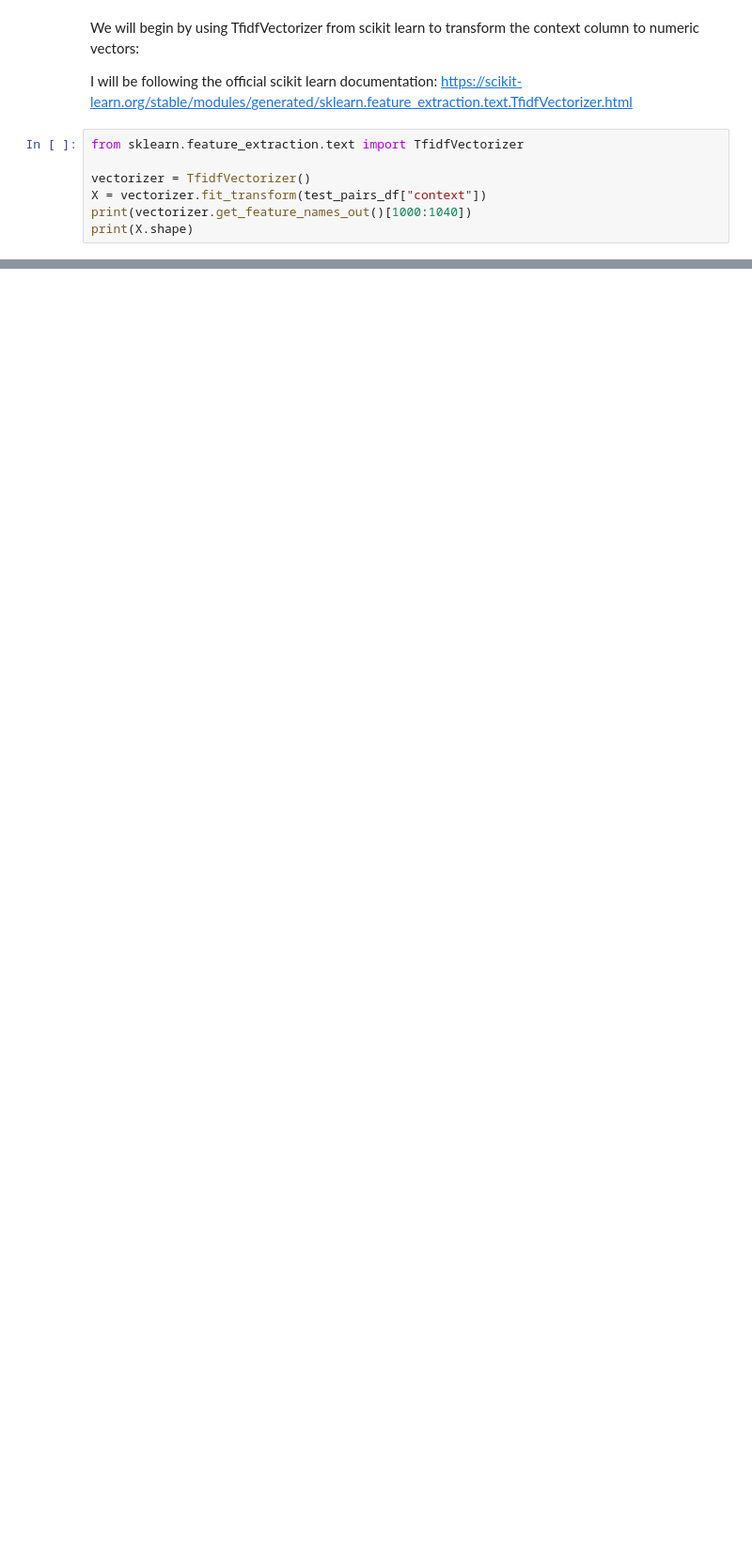
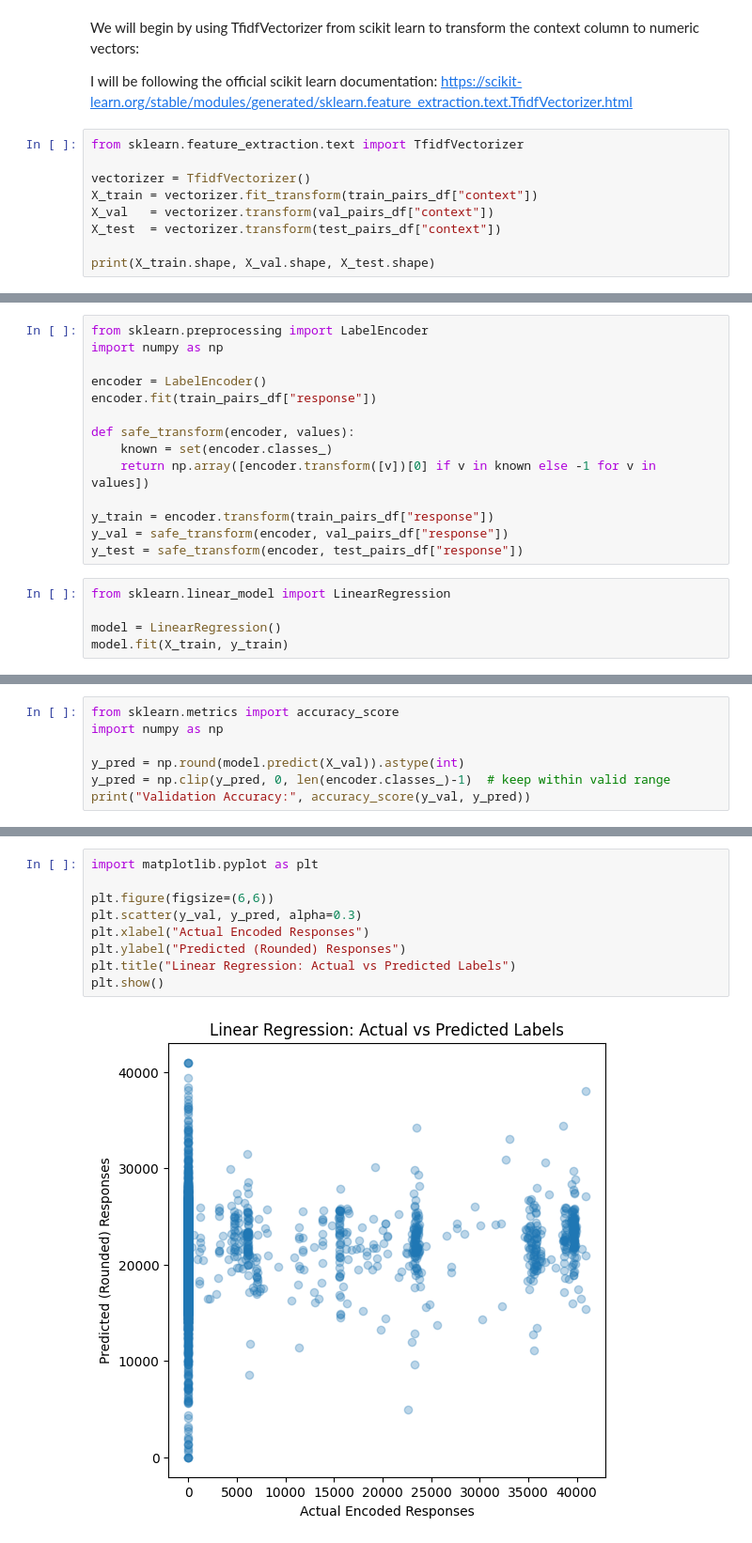
Before and after one commit to aliallam123/AI-Receptionist, a Jupyter notebook: Machine Learning Workflow/Model Development/model_development.ipynb, the cells around one changed output, grey strips where cells are left out. Shown: that part at 94% size. Cells and saved outputs as stored; diff of their text form; blank space fills up the shorter version.

```diff
--- a/Machine Learning Workflow/Model Development/model_development.ipynb
+++ b/Machine Learning Workflow/Model Development/model_development.ipynb
@@ -39,7 +39,9 @@ I will be following the official scikit learn documentation: https://scikit-lear
 from sklearn.feature_extraction.text import TfidfVectorizer
 
 vectorizer = TfidfVectorizer()
-X = vectorizer.fit_transform(test_pairs_df["context"])
-print(vectorizer.get_feature_names_out()[1000:1040])
-print(X.shape)
+X_train = vectorizer.fit_transform(train_pairs_df["context"])
+X_val   = vectorizer.transform(val_pairs_df["context"])
+X_test  = vectorizer.transform(test_pairs_df["context"])
+
+print(X_train.shape, X_val.shape, X_test.shape)
 # %% [output]
@@ -55,2 +51,21 @@ for .shape the first number is the number of rows and second number is number of
 
 5,776 context messages × 1,495 unique words → each context turned into a 1,495-dimensional numeric vector.
+# %%
+from sklearn.preprocessing import LabelEncoder
+import numpy as np
+
+encoder = LabelEncoder()
+encoder.fit(train_pairs_df["response"])
+
+def safe_transform(encoder, values):
+    known = set(encoder.classes_)
+    return np.array([encoder.transform([v])[0] if v in known else -1 for v in values])
+
+y_train = encoder.transform(train_pairs_df["response"])
+y_val = safe_transform(encoder, val_pairs_df["response"])
+y_test = safe_transform(encoder, test_pairs_df["response"])
+# %%
+from sklearn.linear_model import LinearRegression
+
+model = LinearRegression()
+model.fit(X_train, y_train)
@@ -56,0 +74,7 @@ for .shape the first number is the number of rows and second number is number of
+# %%
+from sklearn.metrics import accuracy_score
+import numpy as np
+
+y_pred = np.round(model.predict(X_val)).astype(int)
+y_pred = np.clip(y_pred, 0, len(encoder.classes_)-1)  # keep within valid range
+print("Validation Accuracy:", accuracy_score(y_val, y_pred))
@@ -56,0 +145,11 @@ for .shape the first number is the number of rows and second number is number of
+# %%
+import matplotlib.pyplot as plt
+
+plt.figure(figsize=(6,6))
+plt.scatter(y_val, y_pred, alpha=0.3)
+plt.xlabel("Actual Encoded Responses")
+plt.ylabel("Predicted (Rounded) Responses")
+plt.title("Linear Regression: Actual vs Predicted Labels")
+plt.show()
+# %% [output]
+[figure, added]
```
Also changed, not shown: parts of 22 cells of this notebook, 13 other files.
